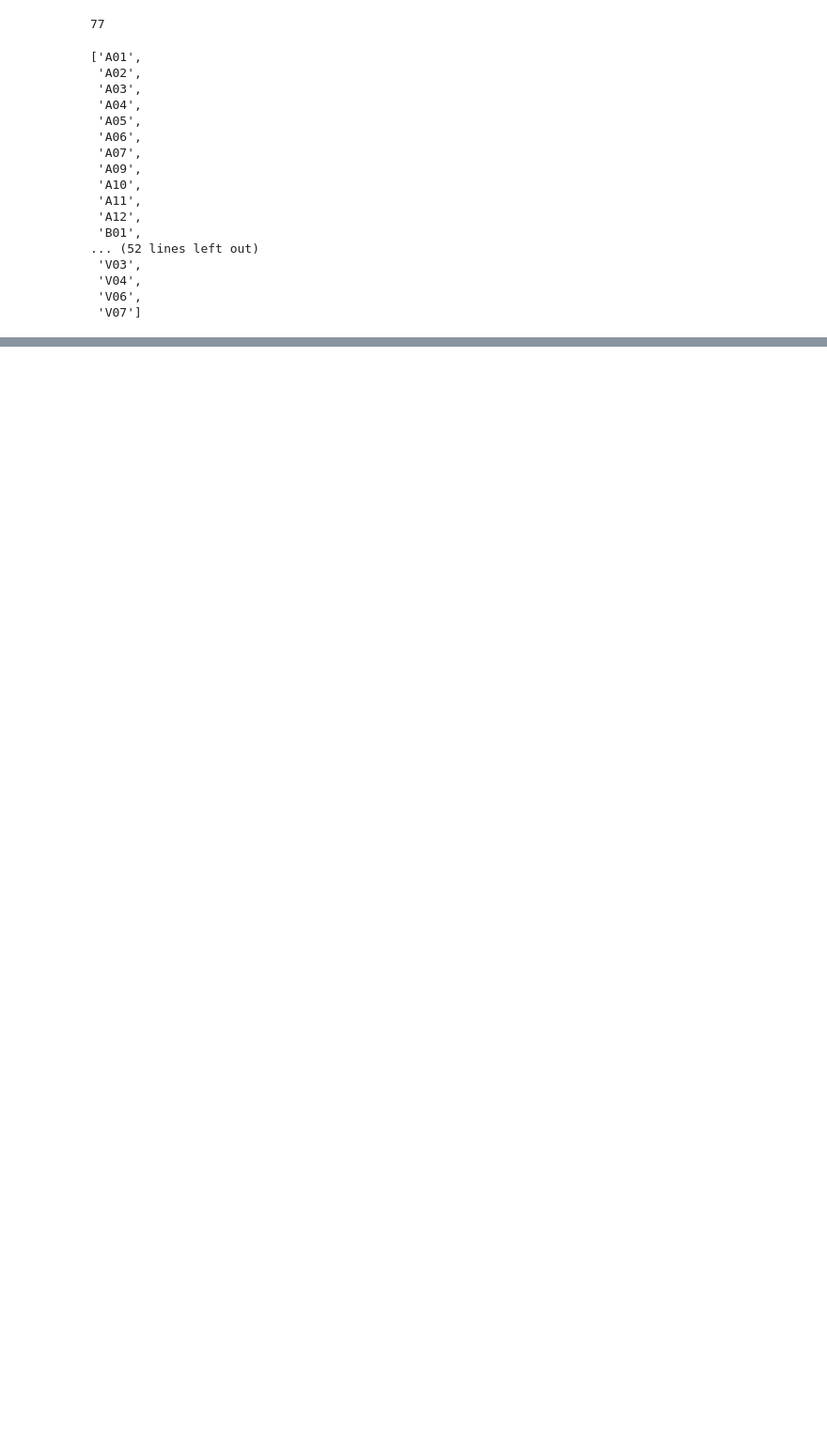
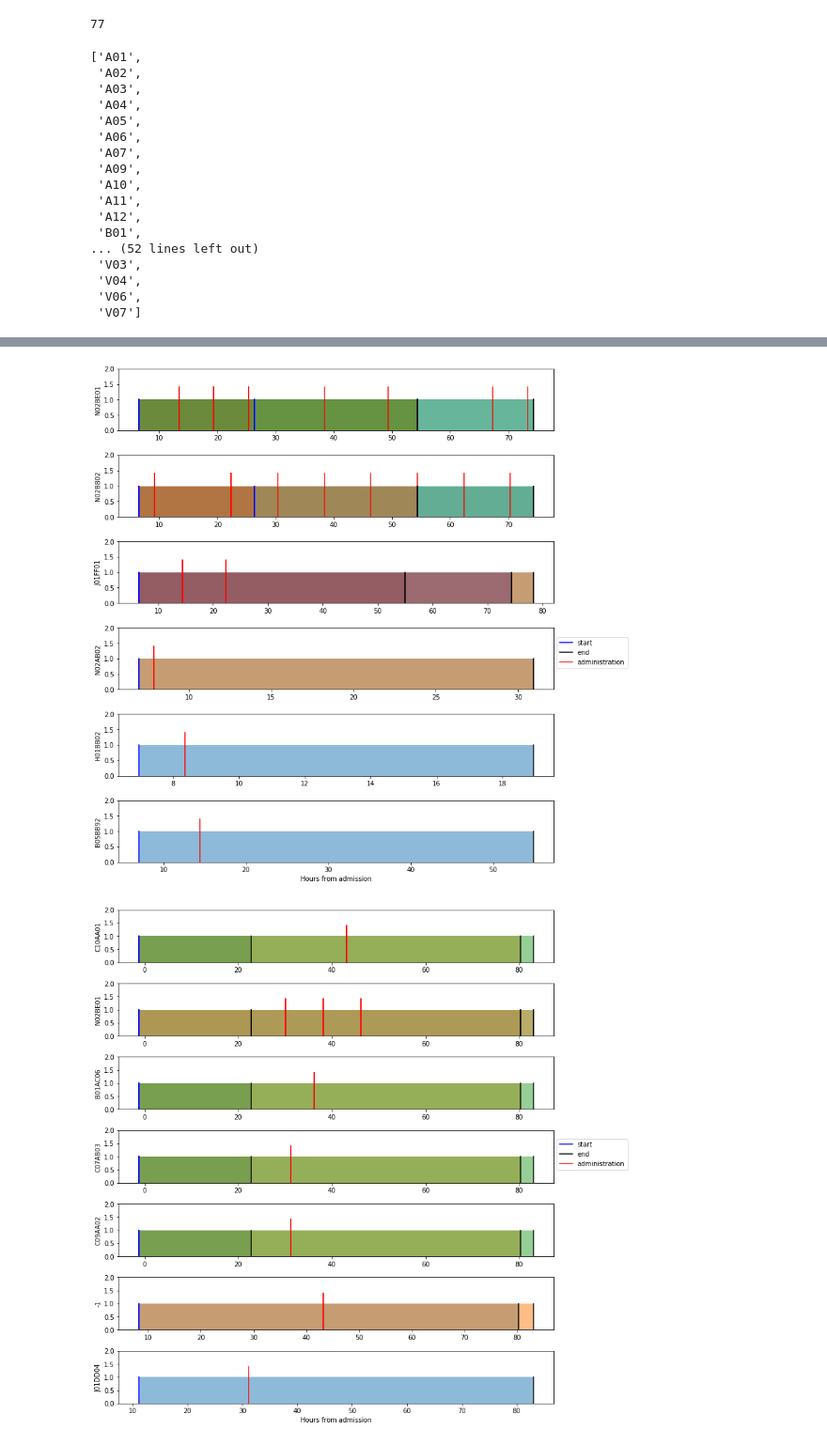
Before and after one commit to tufts-ml/time_series_prediction, a Jupyter notebook: scripts/madrid/notebooks/labs_medications_debugging.ipynb, the cells around one changed output, grey strips where cells are left out. Shown at 94% size. Cells and saved outputs as stored; diff of their text form; code cells hidden in the pictures; blank space fills up the shorter version.

```diff
--- a/scripts/madrid/notebooks/labs_medications_debugging.ipynb
+++ b/scripts/madrid/notebooks/labs_medications_debugging.ipynb
@@ -293,0 +297,66 @@ medication_list
+# %%
+med_ord_df = pd.read_csv('/rgi/data/HUF/deidentified_data/MEDICATION_ORDER.txt', delimiter='|')
+med_adm_df = pd.read_csv('/rgi/data/HUF/deidentified_data/MEDICATION_ADMINISTRATION.txt', delimiter='|')
+demographics_df = pd.read_csv('/home/prash/datasets/v20210909/HUF/demographics_before_icu.csv.gz')
+# %%
+pid_list = [1749330, 1136840, 1832206]
+for pid in pid_list:
+    cur_pid = pid
+    cur_ord_df = med_ord_df[med_ord_df.PATIENT_ID==cur_pid].copy().reset_index(drop=True)
+    cur_adm_df = med_adm_df[med_adm_df.PATIENT_ID==cur_pid].copy().reset_index(drop=True)
+    cur_dem_df = demographics_df[demographics_df.patient_id==cur_pid].copy().reset_index(drop=True)
+    cur_dem_df.rename(columns={'patient_id':'PATIENT_ID'}, inplace=True)
+
+    key_cols = ['FACILITY_CD', 'PATIENT_ID', 'ORDER_MED_ID', 'ORDER_ID', 'ATC_CD']
+    keep_cols = ['ORDER_START_TS', 'START_DATE', 'END_DATE', 'TS']
+
+    cur_med_ord_adm_df = pd.merge(cur_ord_df, cur_adm_df, how='inner', on=key_cols)[key_cols+keep_cols]
+    cur_med_ord_adm_df = pd.merge(cur_med_ord_adm_df, cur_dem_df, how='inner', on=['PATIENT_ID'])[key_cols+keep_cols+['admission_timestamp']]
+
+    if len(cur_med_ord_adm_df)>0:
+
+        # CONVERT THE MEDICATION TS TO HORS FROM ADMISSION
+        med_order_start_date_tdiffs = pd.to_datetime(cur_med_ord_adm_df['START_DATE'])-pd.to_datetime(cur_med_ord_adm_df['admission_timestamp'])
+        med_order_start_date_tdiffs = [i.total_seconds()/3600. for i in med_order_start_date_tdiffs]
+
+        med_order_end_date_tdiffs = pd.to_datetime(cur_med_ord_adm_df['END_DATE'])-pd.to_datetime(cur_med_ord_adm_df['admission_timestamp'])
+        med_order_end_date_tdiffs = [i.total_seconds()/3600. for i in med_order_end_date_tdiffs]
+
+        med_adm_date_tdiffs = pd.to_datetime(cur_med_ord_adm_df['TS'])-pd.to_datetime(cur_med_ord_adm_df['admission_timestamp'])
+        med_adm_date_tdiffs = [i.total_seconds()/3600. for i in med_adm_date_tdiffs]
+
+        cur_med_ord_adm_df['med_order_start_hrs_from_admission'] = med_order_start_date_tdiffs
+        cur_med_ord_adm_df['med_order_end_hrs_from_admission'] = med_order_end_date_tdiffs
+        cur_med_ord_adm_df['med_adm_hrs_from_admission'] = med_adm_date_tdiffs
+
+
+        ## plot the start and end date of the orders and their administration times
+        med_atc_cds = cur_med_ord_adm_df.ATC_CD.unique()
+
+        f, axs = plt.subplots(len(med_atc_cds), 1, figsize=(12, 14))
+
+        for kk, med_atc_cd in enumerate(med_atc_cds):
+            cur_df = cur_med_ord_adm_df[cur_med_ord_adm_df.ATC_CD==med_atc_cd].copy()
+            cur_ord_med_start_dates = cur_df.med_order_start_hrs_from_admission.values
+            cur_ord_med_end_dates = cur_df.med_order_end_hrs_from_admission.values
+            cur_adm_med_dates = cur_df.med_adm_hrs_from_admission.values
+
+            for ii in range(len(cur_ord_med_start_dates)):
+                axs[kk].axvline(cur_ord_med_start_dates[ii], ymax=.5, color='b', label='start')
+                axs[kk].axvline(cur_ord_med_end_dates[ii], ymax=.5, color='k', label='end')
+                axs[kk].fill_between([cur_ord_med_start_dates[ii], cur_ord_med_end_dates[ii]], [1., 1.], alpha=0.5)
+                axs[kk].set_ylim([0., 2.])
+                axs[kk].axvline(cur_adm_med_dates[ii], ymax=.7, color='r', label='administration')
+
+
+            axs[kk].set_ylabel('%s'%med_atc_cd)
+        axs[len(axs)-1].set_xlabel('Hours from admission')
+        handles, labels = axs[3].get_legend_handles_labels()
+        by_label = OrderedDict(zip(labels, handles))
+        axs[3].legend(by_label.values(), by_label.keys(), bbox_to_anchor=(1.0, 0.9))
+        plt.subplots_adjust(hspace=0.4)
+        f.savefig('%s_orders_vs_administration.png'%str(pid), bbox_inches='tight', pad_inches=0.2)
+#         plt.show()
+# %% [output]
+[figure, added]
+[figure, added]
```
Also changed, not shown: parts of 10 cells of this notebook, 18 other files.
